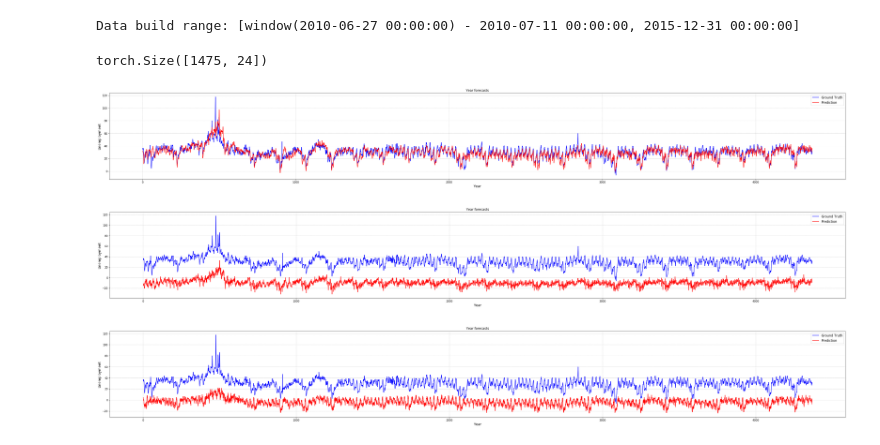
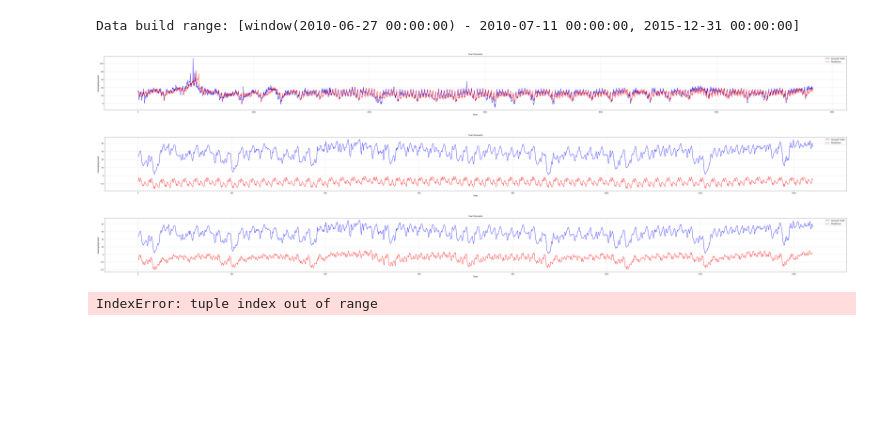
Before and after one commit to xurenchao/Time-Series-Decomposition, a Jupyter notebook: notebook/show_results_electricity.ipynb, the cells around one changed output. Drawn from its saved outputs; the diff is of its cells as text; code cells hidden in the pictures; blank space fills up the shorter version.

Commit message:
gated model & res model

```diff
--- a/notebook/show_results_electricity.ipynb
+++ b/notebook/show_results_electricity.ipynb
@@ -19,23 +22,21 @@ from gated_model import StackGatedRNN as Model
 # %%
 PATH = '../runs/electricity/'
-run = 'gated_2'
+run = 'Gated_2'
+run = 'StackGated_3'
+run = 'resrnn_3'
 # %%
 loader = DailyDataset.get_loader(batch_size=64, N=2000, W=14)
 # %% [output]
 Data build range: [window(2010-06-27 00:00:00) - 2010-07-11 00:00:00, 2015-12-31 00:00:00]
 # %%
 trainX, trainY = loader.dataset.get_io('2012-01-01', '2015-12-31')
-testX, testY = loader.dataset.get_io('2012-01-01', '2016-06-30')
+testX, testY = loader.dataset.get_io('2012-01-01', '2016-08-30')
 # %%
 with torch.no_grad():
     test_period_input = to_gpu(testX)
     self_test_input = to_gpu(testX[:trainX.size()[0] + 1])
-# %%
-self_test_input.shape
-# %% [output]
-torch.Size([1475, 24])
 # %%
 model = to_gpu(Model(seq_dim=24, hidden_size=64))
-model.load_state_dict(torch.load(os.path.join(PATH, run, 'snapshots21.pth')))
+model.load_state_dict(torch.load(os.path.join(PATH, run, 'snapshots11.pth')))
 # %%
 test_period_output= model.forecast(test_period_input)
@@ -43,32 +44,32 @@ test_period_output= model.forecast(test_period_input)
 # %%
-y_pred = torch.reshape(test_period_output[0].cpu(),(1656*24,)).detach().numpy()* TOTAL_STD + TOTAL_MEAN
-y = torch.reshape(testY,(1656*24,)).numpy()* TOTAL_STD + TOTAL_MEAN
-x=np.linspace(1, 182*24, 182*24)
-plt.figure(figsize=(50,6))
-plt.plot(x, y[-182*24:], color='blue', label='Ground Truth')
-plt.plot(x, y_pred[-182*24:], color='red', label='Prediction')
+y_pred = torch.reshape(test_period_output[0].cpu(),(1717*24,)).detach().numpy() * TOTAL_STD + TOTAL_MEAN
+y = torch.reshape(testY,(1717*24,)).numpy() * TOTAL_STD + TOTAL_MEAN
+x=np.linspace(1, 243*24, 243*24)
+plt.figure(figsize=(80,6))
+plt.plot(x, y[-243*24:], color='blue', label='Ground Truth')
+plt.plot(x, y_pred[-243*24:], color='red', label='Prediction')
 
 # plt.xticks(x)
 # plt.xlim(0,23)
 plt.legend(fontsize='large') # 显示图例
 
 plt.title('Year forecasts')
 plt.xlabel('Year',fontsize=13)
 plt.ylabel('Unemployment',fontsize=13)
 
 plt.grid(linestyle=':', linewidth=1)
 # plt.savefig('./figures/Hour.jpg',bbox_inches='tight', dpi=400)
 
 plt.show()
 # %% [output]
-[figure, old version]
+[figure, new version]
 # %%
-y_pred = torch.reshape(test_period_output[1].cpu(),(1656*24,)).detach().numpy()* TOTAL_STD
-y = torch.reshape(testY,(1656*24,)).numpy()* TOTAL_STD + TOTAL_MEAN
-x=np.linspace(1, 182*24, 182*24)
-plt.figure(figsize=(50,6))
-plt.plot(x, y[-182*24:], color='blue', label='Ground Truth')
-plt.plot(x, y_pred[-182*24:], color='red', label='Prediction')
+y_pred = torch.reshape(test_period_output[1].cpu(),(1717*24,)).detach().numpy()* TOTAL_STD
+y = torch.reshape(testY,(1717*24,)).numpy()* TOTAL_STD + TOTAL_MEAN
+x=np.linspace(1, 60*24, 60*24)
+plt.figure(figsize=(80,6))
+plt.plot(x, y[-60*24:], color='blue', label='Ground Truth')
+plt.plot(x, y_pred[-60*24:], color='red', label='Prediction')
 
 # plt.xticks(x)
 # plt.xlim(0,23)
@@ -83,14 +84,14 @@ plt.grid(linestyle=':', linewidth=1)
 
 plt.show()
 # %% [output]
-[figure, old version]
+[figure, new version]
 # %%
-y_pred = torch.reshape(test_period_output[2].cpu(),(1656*24,)).detach().numpy()* TOTAL_STD
-y = torch.reshape(testY,(1656*24,)).numpy()* TOTAL_STD + TOTAL_MEAN
-x=np.linspace(1, 182*24, 182*24)
-plt.figure(figsize=(50,6))
-plt.plot(x, y[-182*24:], color='blue', label='Ground Truth')
-plt.plot(x, y_pred[-182*24:], color='red', label='Prediction')
+y_pred = torch.reshape(test_period_output[2].cpu(),(1717*24,)).detach().numpy()* TOTAL_STD
+y = torch.reshape(testY,(1717*24,)).numpy()* TOTAL_STD + TOTAL_MEAN
+x=np.linspace(1, 60*24, 60*24)
+plt.figure(figsize=(80,6))
+plt.plot(x, y[-60*24:], color='blue', label='Ground Truth')
+plt.plot(x, y_pred[-60*24:], color='red', label='Prediction')
 
 # plt.xticks(x)
 # plt.xlim(0,23)
@@ -105,4 +106,26 @@ plt.grid(linestyle=':', linewidth=1)
 
 plt.show()
 # %% [output]
-[figure, old version]
+[figure, new version]
+# %%
+y_pred = torch.reshape(test_period_output[3].cpu(),(1717*24,)).detach().numpy()* TOTAL_STD
+y = torch.reshape(testY,(1717*24,)).numpy()* TOTAL_STD + TOTAL_MEAN
+x=np.linspace(1, 243*24, 243*24)
+plt.figure(figsize=(80,6))
+plt.plot(x, y[-243*24:], color='blue', label='Ground Truth')
+plt.plot(x, y_pred[-243*24:], color='red', label='Prediction')
+
+# plt.xticks(x)
+# plt.xlim(0,23)
+plt.legend(fontsize='large') # 显示图例
+
+plt.title('Year forecasts')
+plt.xlabel('Year',fontsize=13)
+plt.ylabel('Unemployment',fontsize=13)
+
+plt.grid(linestyle=':', linewidth=1)
+# plt.savefig('./figures/Hour.jpg',bbox_inches='tight', dpi=400)
+
+plt.show()
+# %% [output]
+IndexError: tuple index out of range
```
Also changed, not shown: parts of 5 cells of this notebook, 5 other files.
